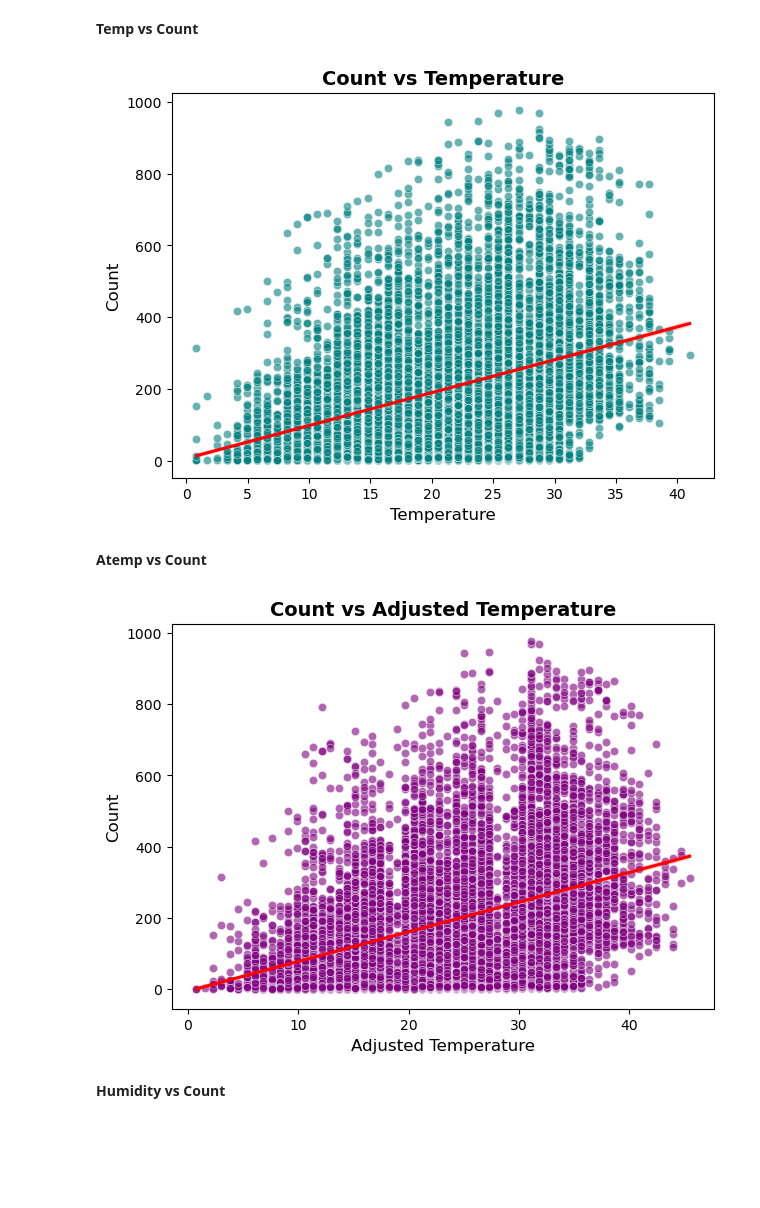
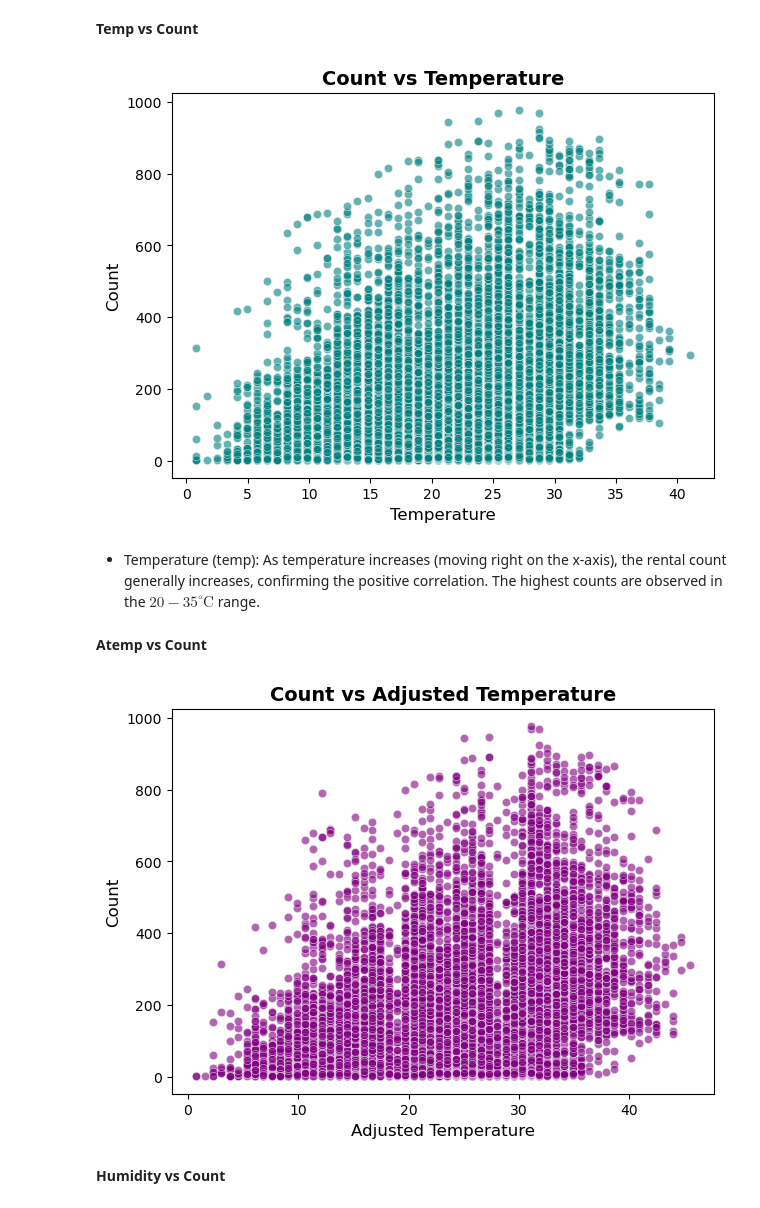
Before and after one commit to hemalatham236/Yulu-Data-set--Hypothesis-Testing, a Jupyter notebook: Yulu_Bike_sharing_Hypothesis_Testing.ipynb, the cells around one changed output. Cells and saved outputs as stored; diff of their text form; code cells hidden in the pictures; blank space fills up the shorter version.

```diff
--- a/Yulu_Bike_sharing_Hypothesis_Testing.ipynb
+++ b/Yulu_Bike_sharing_Hypothesis_Testing.ipynb
@@ -669,25 +803,25 @@ plt.show()
 # %%
 plt.figure(figsize=(7,5))
 sns.scatterplot(x='temp', y='count', data=df, color='teal', alpha=0.6)
-sns.regplot(x='temp', y='count', data=df, scatter=False, color='red')
 plt.title('Count vs Temperature', fontsize=14, weight='bold')
 plt.xlabel('Temperature', fontsize=12)
 plt.ylabel('Count', fontsize=12)
 plt.show()
 # %% [output]
-[figure, old version]
+[figure, new version]
+# %% [markdown]
+- Temperature (temp): As temperature increases (moving right on the x-axis), the rental count generally increases, confirming the positive correlation. The highest counts are observed in the $20-35^\circ \text{C}$ range.
 # %% [markdown]
 **Atemp vs Count**
 # %%
 plt.figure(figsize=(7,5))
 sns.scatterplot(x='atemp', y='count', data=df, color='purple', alpha=0.6)
-sns.regplot(x='atemp', y='count', data=df, scatter=False, color='red')
 plt.title('Count vs Adjusted Temperature', fontsize=14, weight='bold')
 plt.xlabel('Adjusted Temperature', fontsize=12)
 plt.ylabel('Count', fontsize=12)
 plt.show()
 # %% [output]
-[figure, old version]
+[figure, new version]
 # %% [markdown]
 **Humidity vs Count**
 # %%
```
Also changed, not shown: parts of 104 cells of this notebook, 1 other file.
